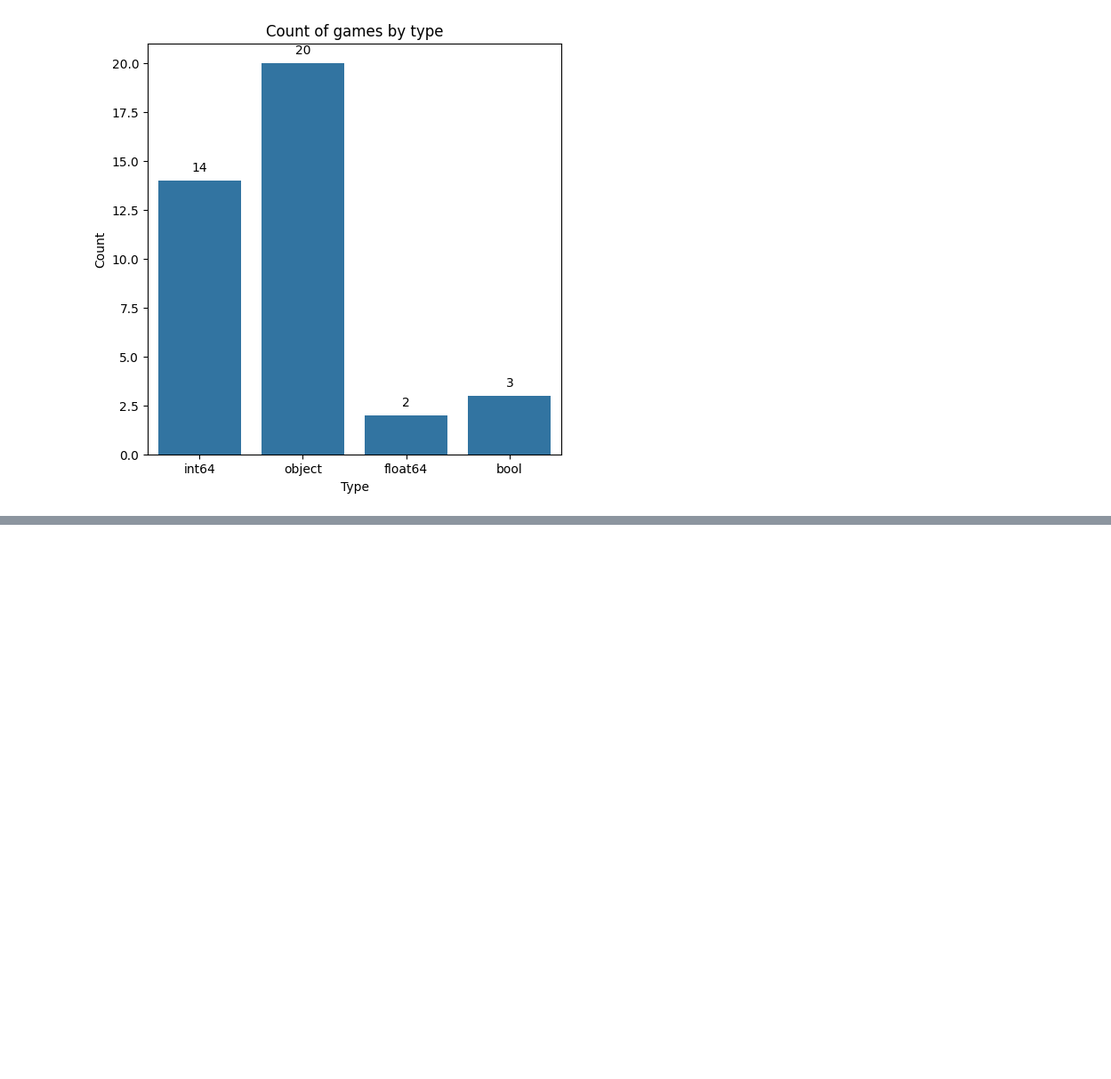
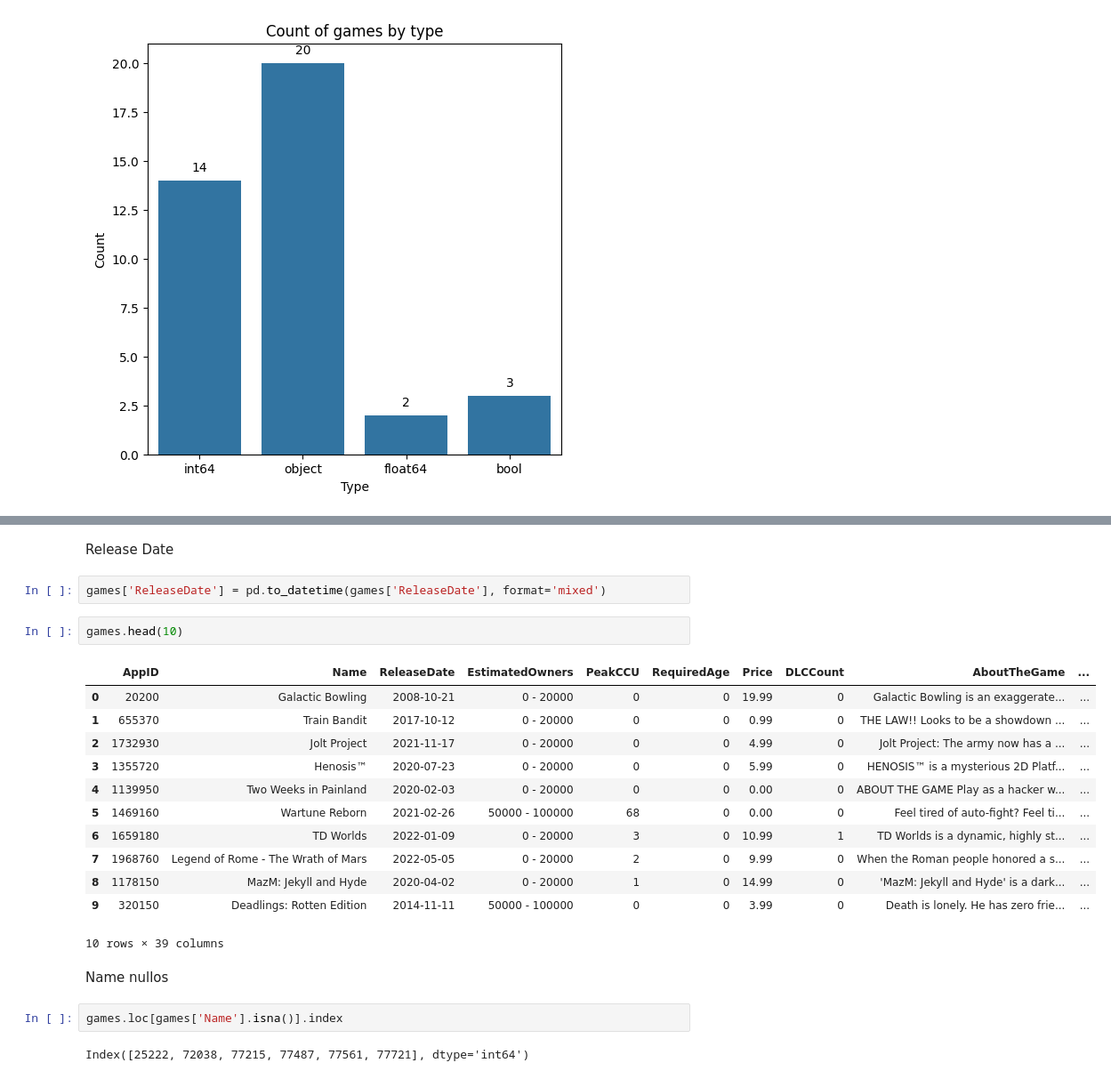
Before and after one commit to SamuelEscalante/SteamGames_Repository, a Jupyter notebook: EDA/raw_eda.ipynb, the cells around one changed output, grey strips where cells are left out. Shown: that part at 89% size. Drawn from its saved outputs; the diff is of its cells as text; blank space fills up the shorter version.

```diff
--- a/EDA/raw_eda.ipynb
+++ b/EDA/raw_eda.ipynb
@@ -100,0 +159,25 @@ games.columns
+# %% [markdown]
+Release Date
+# %%
+games['ReleaseDate'] = pd.to_datetime(games['ReleaseDate'], format='mixed')
+# %%
+games.head(10)
+# %% [output]
+|  | AppID | Name | ReleaseDate | EstimatedOwners | PeakCCU | RequiredAge | Price | DLCCount | AboutTheGame | ... |
+| 0 | 20200 | Galactic Bowling | 2008-10-21 | 0 - 20000 | 0 | 0 | 19.99 | 0 | Galactic Bowling is an exaggerate... | ... |
+| 1 | 655370 | Train Bandit | 2017-10-12 | 0 - 20000 | 0 | 0 | 0.99 | 0 | THE LAW!! Looks to be a showdown ... | ... |
+| 2 | 1732930 | Jolt Project | 2021-11-17 | 0 - 20000 | 0 | 0 | 4.99 | 0 | Jolt Project: The army now has a ... | ... |
+| 3 | 1355720 | Henosis™ | 2020-07-23 | 0 - 20000 | 0 | 0 | 5.99 | 0 | HENOSIS™ is a mysterious 2D Platf... | ... |
+| 4 | 1139950 | Two Weeks in Painland | 2020-02-03 | 0 - 20000 | 0 | 0 | 0.00 | 0 | ABOUT THE GAME Play as a hacker w... | ... |
+| 5 | 1469160 | Wartune Reborn | 2021-02-26 | 50000 - 100000 | 68 | 0 | 0.00 | 0 | Feel tired of auto-fight? Feel ti... | ... |
+| 6 | 1659180 | TD Worlds | 2022-01-09 | 0 - 20000 | 3 | 0 | 10.99 | 1 | TD Worlds is a dynamic, highly st... | ... |
+| 7 | 1968760 | Legend of Rome - The Wrath of Mars | 2022-05-05 | 0 - 20000 | 2 | 0 | 9.99 | 0 | When the Roman people honored a s... | ... |
+| 8 | 1178150 | MazM: Jekyll and Hyde | 2020-04-02 | 0 - 20000 | 1 | 0 | 14.99 | 0 | 'MazM: Jekyll and Hyde' is a dark... | ... |
+| 9 | 320150 | Deadlings: Rotten Edition | 2014-11-11 | 50000 - 100000 | 0 | 0 | 3.99 | 0 | Death is lonely. He has zero frie... | ... |
+10 rows × 39 columns
+# %% [markdown]
+Name nullos
+# %%
+games.loc[games['Name'].isna()].index
+# %% [output]
+Index([25222, 72038, 77215, 77487, 77561, 77721], dtype='int64')
```
Also changed, not shown: parts of 30 cells of this notebook.
